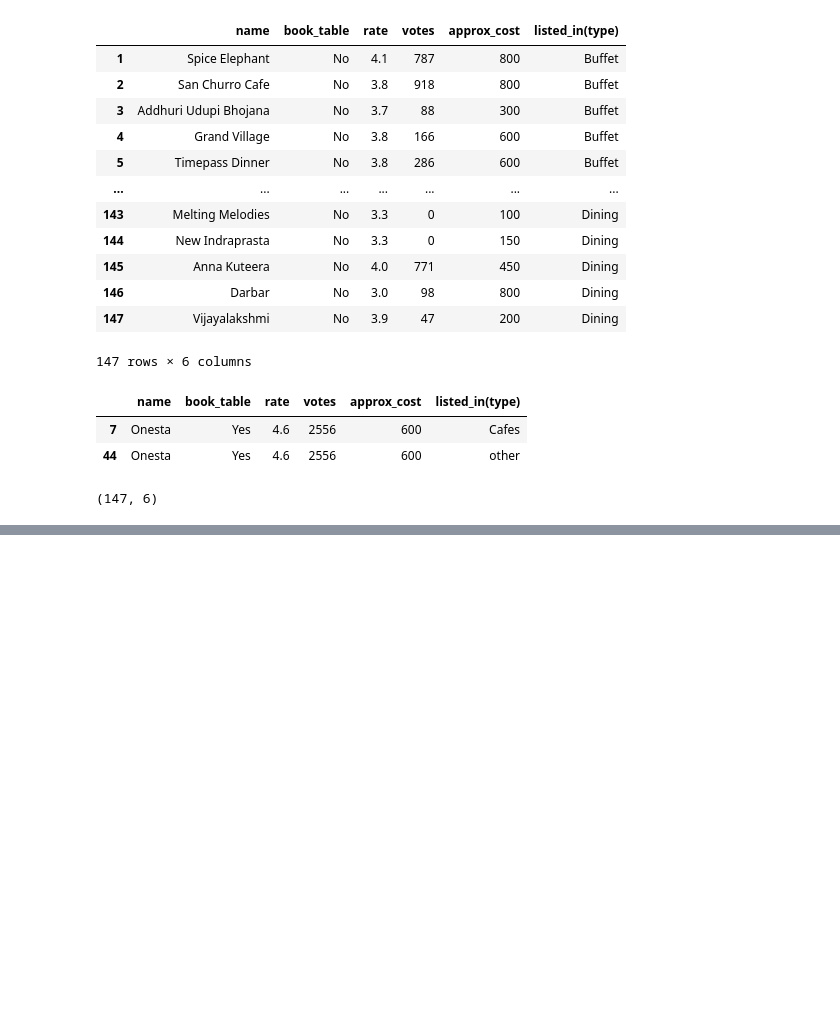
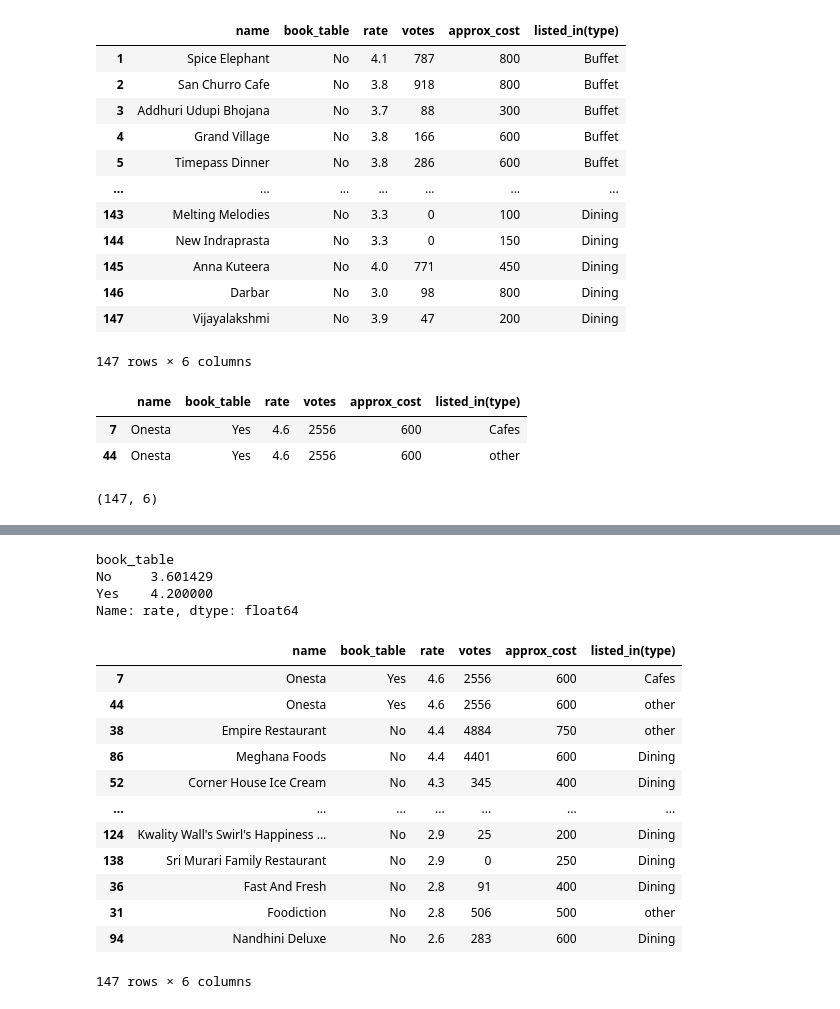
Before and after one commit to Rachit74/Zomato-dataset-oprerations, a Jupyter notebook: notebook.ipynb, the cells around one changed output, grey strips where cells are left out. Drawn from its saved outputs; the diff is of its cells as text; code cells hidden in the pictures; blank space fills up the shorter version.

Commit message:
few more operations

```diff
--- a/notebook.ipynb
+++ b/notebook.ipynb
@@ -334,0 +363,24 @@ dat.shape
+# %%
+# group by function to group by particular column and perform operations
+dat.groupby('book_table')['rate'].mean()
+# %% [output]
+book_table
+No     3.601429
+Yes    4.200000
+Name: rate, dtype: float64
+# %%
+dat.sort_values('rate', ascending=False)
+# %% [output]
+|  | name | book_table | rate | votes | approx_cost | listed_in(type) |
+| 7 | Onesta | Yes | 4.6 | 2556 | 600 | Cafes |
+| 44 | Onesta | Yes | 4.6 | 2556 | 600 | other |
+| 38 | Empire Restaurant | No | 4.4 | 4884 | 750 | other |
+| 86 | Meghana Foods | No | 4.4 | 4401 | 600 | Dining |
+| 52 | Corner House Ice Cream | No | 4.3 | 345 | 400 | Dining |
+| ... | ... | ... | ... | ... | ... | ... |
+| 124 | Kwality Wall's Swirl's Happiness ... | No | 2.9 | 25 | 200 | Dining |
+| 138 | Sri Murari Family Restaurant | No | 2.9 | 0 | 250 | Dining |
+| 36 | Fast And Fresh | No | 2.8 | 91 | 400 | Dining |
+| 31 | Foodiction | No | 2.8 | 506 | 500 | other |
+| 94 | Nandhini Deluxe | No | 2.6 | 283 | 600 | Dining |
+147 rows × 6 columns
```
Also changed, not shown: parts of 8 cells of this notebook.
